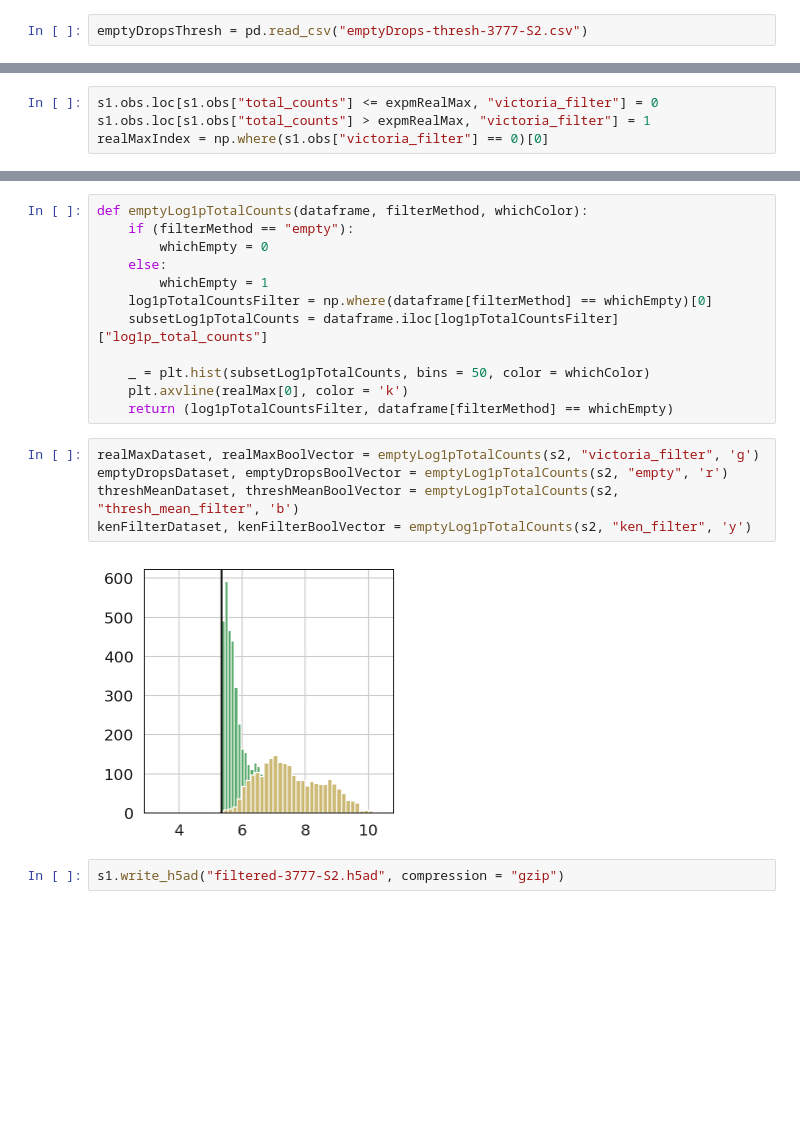
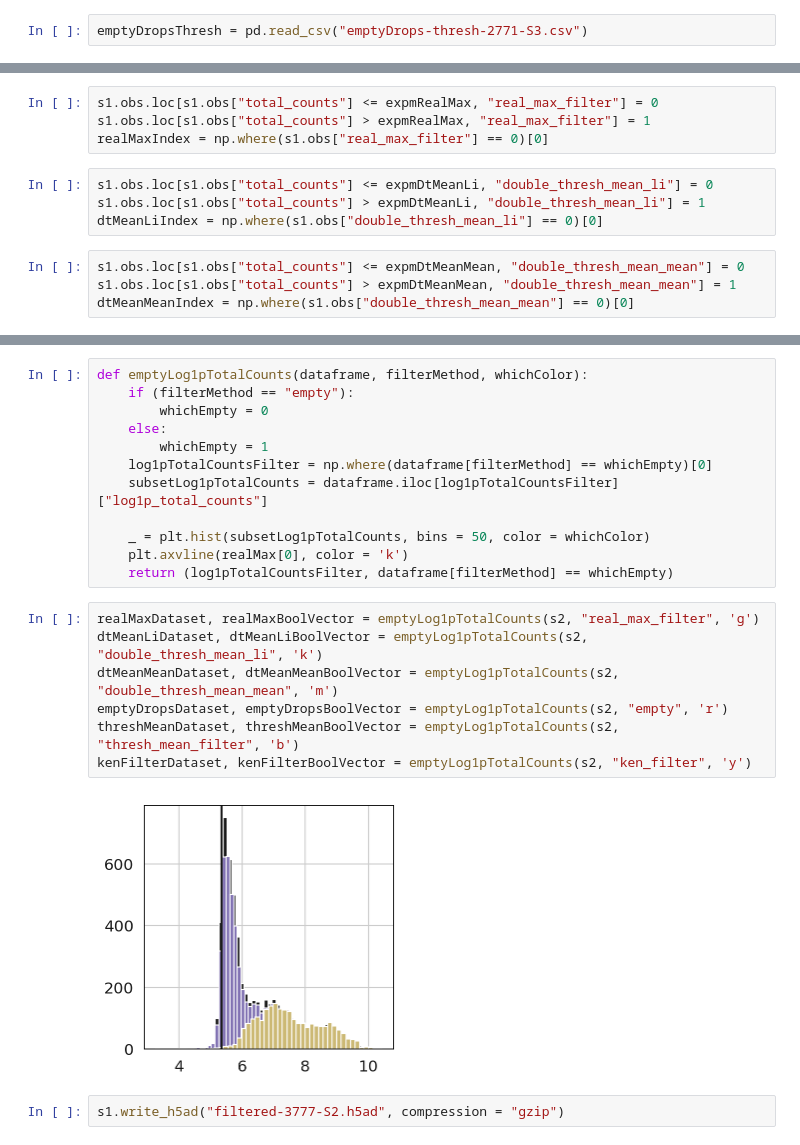
Before and after one commit to codyheiser/dropkick, a Jupyter notebook: testing/thresholding.ipynb, the cells around one changed output, grey strips where cells are left out. Cells and saved outputs as stored; diff of their text form; blank space fills up the shorter version.

```diff
--- a/testing/thresholding.ipynb
+++ b/testing/thresholding.ipynb
@@ -153,5 +224,5 @@ expmThreshMean = np.expm1(threshMean)
 # %%
-emptyDropsThresh = pd.read_csv("emptyDrops-thresh-3777-S2.csv")
+emptyDropsThresh = pd.read_csv("emptyDrops-thresh-2771-S3.csv")
 # %%
 # only use when barcode data type does not match with index data type
 emptyDropsThresh.barcode = emptyDropsThresh.barcode.astype(str)
@@ -162,7 +233,15 @@ AnnData expects string indices for some functionality, but your first two indice
 # %%
-s1.obs.loc[s1.obs["total_counts"] <= expmRealMax, "victoria_filter"] = 0
-s1.obs.loc[s1.obs["total_counts"] > expmRealMax, "victoria_filter"] = 1
-realMaxIndex = np.where(s1.obs["victoria_filter"] == 0)[0]
+s1.obs.loc[s1.obs["total_counts"] <= expmRealMax, "real_max_filter"] = 0
+s1.obs.loc[s1.obs["total_counts"] > expmRealMax, "real_max_filter"] = 1
+realMaxIndex = np.where(s1.obs["real_max_filter"] == 0)[0]
+# %%
+s1.obs.loc[s1.obs["total_counts"] <= expmDtMeanLi, "double_thresh_mean_li"] = 0
+s1.obs.loc[s1.obs["total_counts"] > expmDtMeanLi, "double_thresh_mean_li"] = 1
+dtMeanLiIndex = np.where(s1.obs["double_thresh_mean_li"] == 0)[0]
+# %%
+s1.obs.loc[s1.obs["total_counts"] <= expmDtMeanMean, "double_thresh_mean_mean"] = 0
+s1.obs.loc[s1.obs["total_counts"] > expmDtMeanMean, "double_thresh_mean_mean"] = 1
+dtMeanMeanIndex = np.where(s1.obs["double_thresh_mean_mean"] == 0)[0]
 # %%
 s1.obs.loc[s1.obs["total_counts"] <= expmThreshMean, "thresh_mean_filter"] = 0
 s1.obs.loc[s1.obs["total_counts"] > expmThreshMean, "thresh_mean_filter"] = 1
@@ -245,12 +404,14 @@ def emptyLog1pTotalCounts(dataframe, filterMethod, whichColor):
     plt.axvline(realMax[0], color = 'k')
     return (log1pTotalCountsFilter, dataframe[filterMethod] == whichEmpty)
 # %%
-realMaxDataset, realMaxBoolVector = emptyLog1pTotalCounts(s2, "victoria_filter", 'g')
+realMaxDataset, realMaxBoolVector = emptyLog1pTotalCounts(s2, "real_max_filter", 'g')
+dtMeanLiDataset, dtMeanLiBoolVector = emptyLog1pTotalCounts(s2, "double_thresh_mean_li", 'k')
+dtMeanMeanDataset, dtMeanMeanBoolVector = emptyLog1pTotalCounts(s2, "double_thresh_mean_mean", 'm')
 emptyDropsDataset, emptyDropsBoolVector = emptyLog1pTotalCounts(s2, "empty", 'r')
 threshMeanDataset, threshMeanBoolVector = emptyLog1pTotalCounts(s2, "thresh_mean_filter", 'b')
 kenFilterDataset, kenFilterBoolVector = emptyLog1pTotalCounts(s2, "ken_filter", 'y')
 # %% [output]
-[figure, old version]
+[figure, new version]
 # %%
 s1.write_h5ad("filtered-3777-S2.h5ad", compression = "gzip")
 # %% [output]
```
Also changed, not shown: parts of 33 cells of this notebook, 4 other files.
